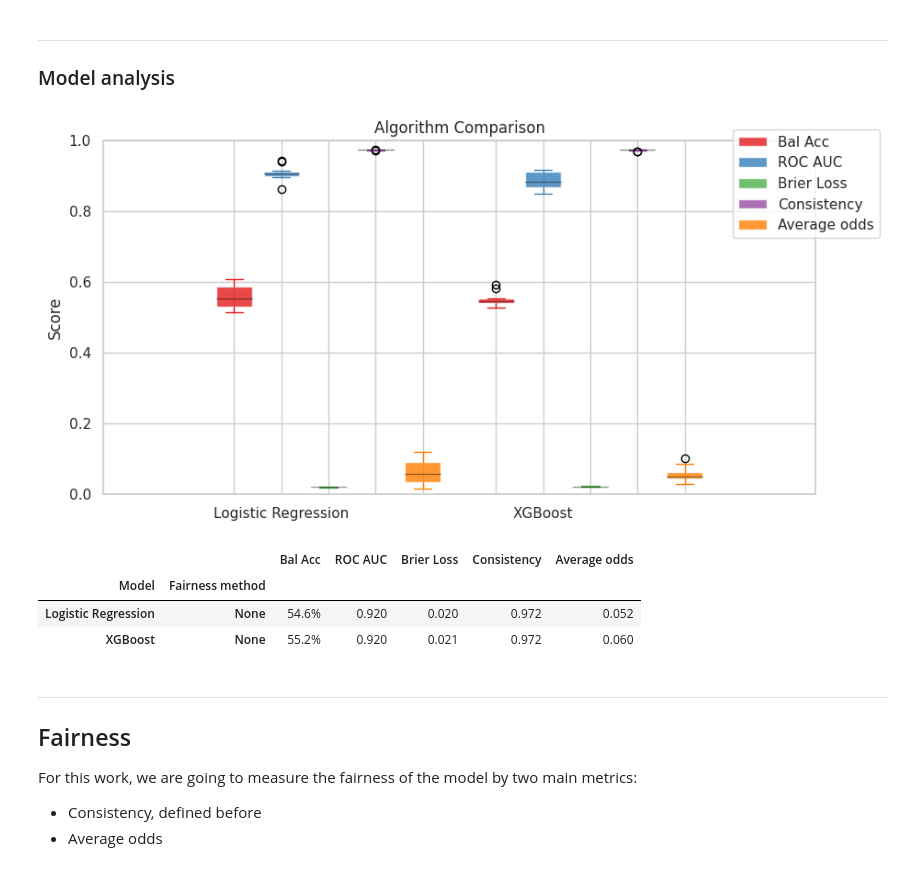
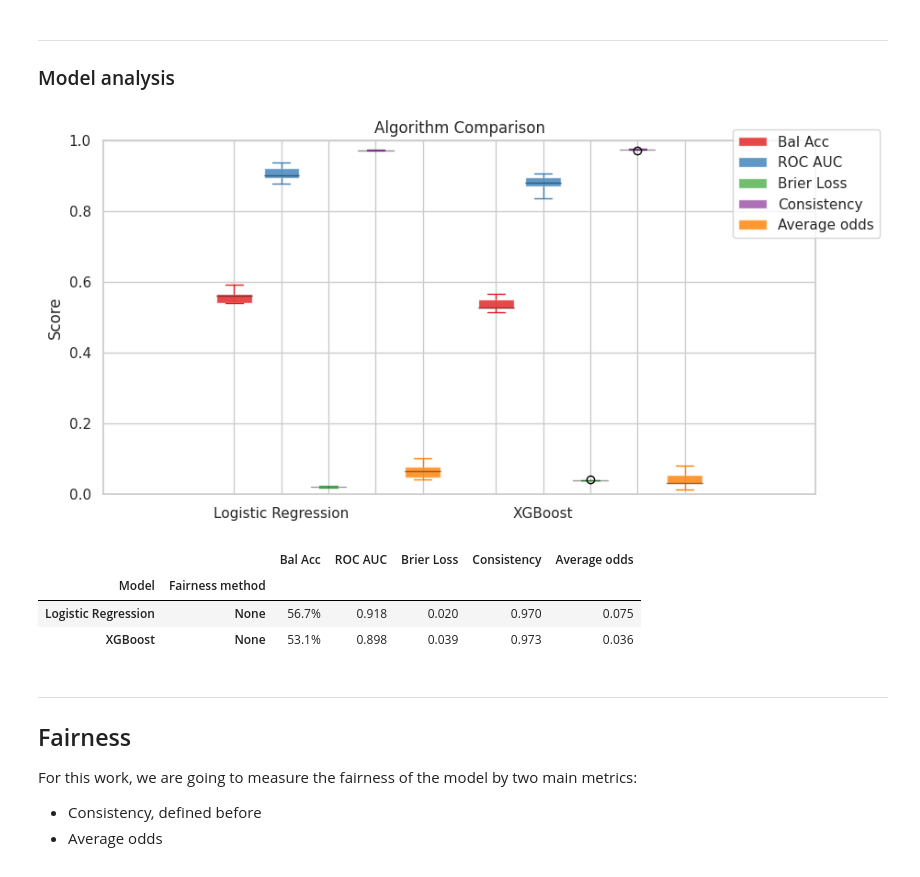
Before and after one commit to DanielGardin/MO810---Aprendizado-de-M-quina--tico, a Jupyter notebook: T4 - Imparcialidade/Notebook 4.1 - Modelagem.ipynb, the cells around one changed output. Drawn from its saved outputs; the diff is of its cells as text; code cells hidden in the pictures.

```diff
--- a/T4 - Imparcialidade/Notebook 4.1 - Modelagem.ipynb
+++ b/T4 - Imparcialidade/Notebook 4.1 - Modelagem.ipynb
@@ -154,9 +159,14 @@ class Optuner:
         scores = []
 
         for train_idx, val_idx in self.cross.split(self.X, self.y):
-            self.fit(model, self.X.iloc[train_idx], self.y[train_idx])
+            try:
+                self.fit(model, self.X.iloc[train_idx], self.y[train_idx])
 
-            score = get_scorer(self.scoring)(model, self.X.iloc[val_idx], self.y[val_idx])
+            except Exception as e:
+                score = np.nan
+                print(e)
+            else:
+                score = get_scorer(self.scoring)(model, self.X.iloc[val_idx], self.y[val_idx])
 
             scores.append(score)
 
@@ -177,13 +187,12 @@ class Optuner:
 
 #### Logistic Regression
 # %%
-from sklearn.linear_model import LogisticRegression
-from sklearn.pipeline import Pipeline
+baseline_logistic = Pipeline([('transform', MinMaxScaler()), ('model', LogisticRegression())])
 
-logistic_pipeline = Pipeline([('transform', MinMaxScaler()), ('model', LogisticRegression())])
+baseline_logistic_tuner = Optuner(baseline_logistic, X_train, y_train, scoring="balanced_accuracy", seed=42)
 
-logistic_tuner = Optuner(logistic_pipeline, X_train, y_train, scoring="balanced_accuracy", seed=42)
+baseline_logistic_tuner.add_parameter('model__penalty', 'categorical', choices=['l1', 'l2'])
+baseline_logistic_tuner.add_parameter('model__C', float, low=1e-5, high=1e4, log=True)
+baseline_logistic_tuner.fix_parameter('model__solver', 'liblinear')
 
-logistic_tuner.add_parameter('model__penalty', 'categorical', choices=['l1', 'l2'])
-logistic_tuner.add_parameter('model__C', float, low=1e-5, high=1e4, log=True)
-logistic_tuner.fix_parameter('model__solver', 'liblinear')
+baseline_logistic_tuner.optimize(n_trials)
@@ -192,11 +199,11 @@ logistic_tuner.optimize(n_trials)
 # %% [markdown]
 #### XGBoost
 # %%
-from xgboost import XGBClassifier
+baseline_xgb_tuner = Optuner(XGBClassifier(), X_train, y_train, scoring="balanced_accuracy", seed=42)
 
-xgb_tuner = Optuner(XGBClassifier(), X_train, y_train, scoring="balanced_accuracy", seed=42)
+baseline_xgb_tuner.add_categorical('max_depth', [2, 4, 5, 6, 8])
+baseline_xgb_tuner.add_float('learning_rate', low=1e-2, high=1e-1, log=True)
+baseline_xgb_tuner.add_int('n_estimators', low=50, high=200)
+baseline_xgb_tuner.add_float('subsample', low=0.5, high=1)
 
-xgb_tuner.add_categorical('max_depth', [2, 4, 5, 6, 8])
-xgb_tuner.add_float('learning_rate', low=1e-2, high=1e-1, log=True)
-xgb_tuner.add_int('n_estimators', low=50, high=200)
-xgb_tuner.add_float('subsample', low=0.5, high=1)
+baseline_xgb_tuner.optimize(n_trials)
@@ -258,6 +263,7 @@ def evaluate(models, X, y, X_test, y_test, fit_function=None, metrics=None, cv=2
         else:
             configs[config] = [value] * len(models)
 
+    # Cross-validation
     results = {}
     for i, (name, model) in enumerate(models.items()):
         scores = {metric : [] for metric in metrics}
@@ -269,7 +275,8 @@ def evaluate(models, X, y, X_test, y_test, fit_function=None, metrics=None, cv=2
 
         results[name] = scores
 
-        model.fit(X_train, y_train)
+        # Test results
+        fit_function(model, X, y)
 
         result = {metric : scorer(model, X_test, y_test) for metric, scorer in metrics.items()}
         config = map(lambda x : x[i], configs.values())
@@ -340,14 +342,19 @@ format_table = {"Bal Acc" : "{:.1%}",
                 "Consistency" : "{:.3f}",
                 "Average odds" : "{:.3f}"}
 # %%
+models = {
+    "Logistic Regression" : baseline_logistic_tuner.best_model,
+    "XGBoost"             : baseline_xgb_tuner.best_model
+}
+
 results = evaluate(models, X_train, y_train, X_test, y_test, metrics=metrics, cv=10, configs={"Fairness method" : "None"}, figname="No Fairness comparison")
 style(results, format_table)
 # %% [output]
-[figure, old version]
+[figure, new version]
 |  |  | Bal Acc | ROC AUC | Brier Loss | Consistency | Average odds |
 | Model | Fairness method |  |  |  |  |  |
-| Logistic Regression | None | 54.6% | 0.920 | 0.020 | 0.972 | 0.052 |
-| XGBoost | None | 55.2% | 0.920 | 0.021 | 0.972 | 0.060 |
+| Logistic Regression | None | 56.7% | 0.918 | 0.020 | 0.970 | 0.075 |
+| XGBoost | None | 53.1% | 0.898 | 0.039 | 0.973 | 0.036 |
 # %% [markdown]
 ---
 ## Fairness
```
Also changed, not shown: parts of 26 cells of this notebook, 11 other files.
